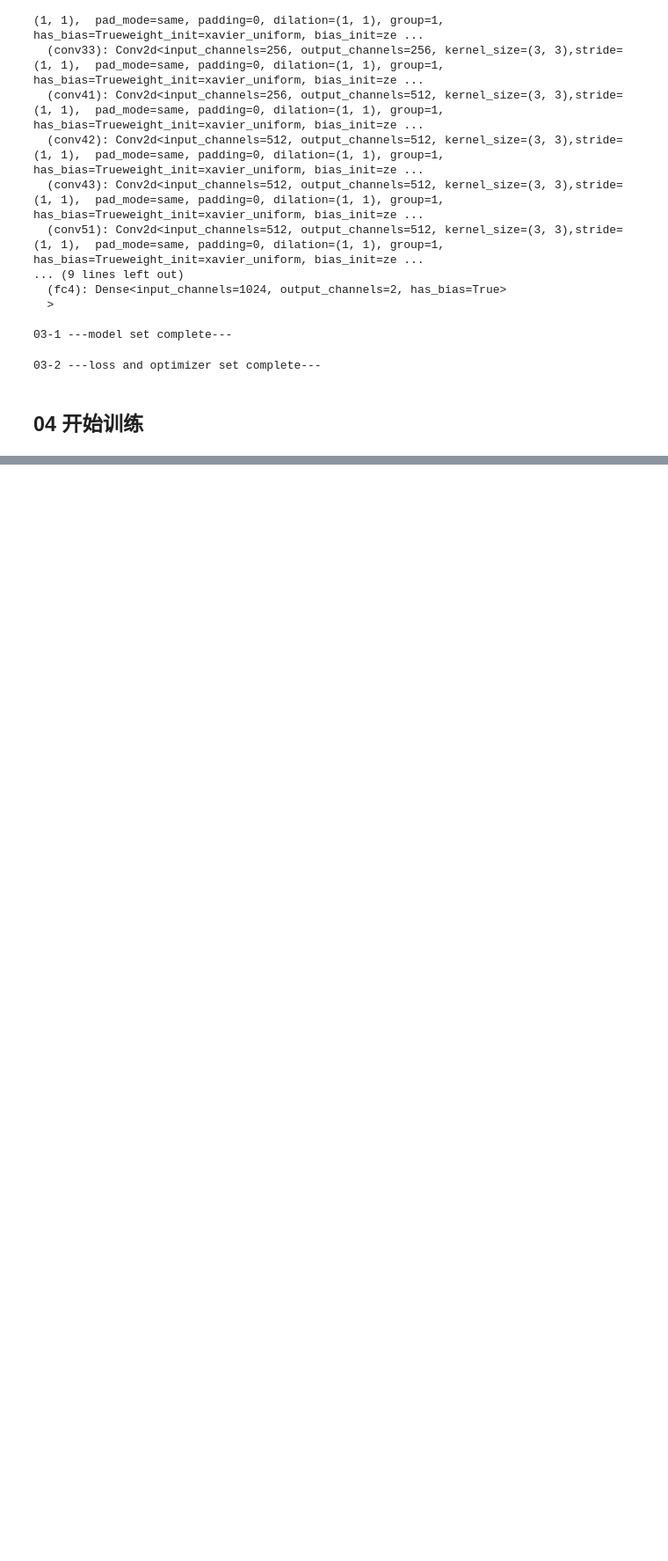
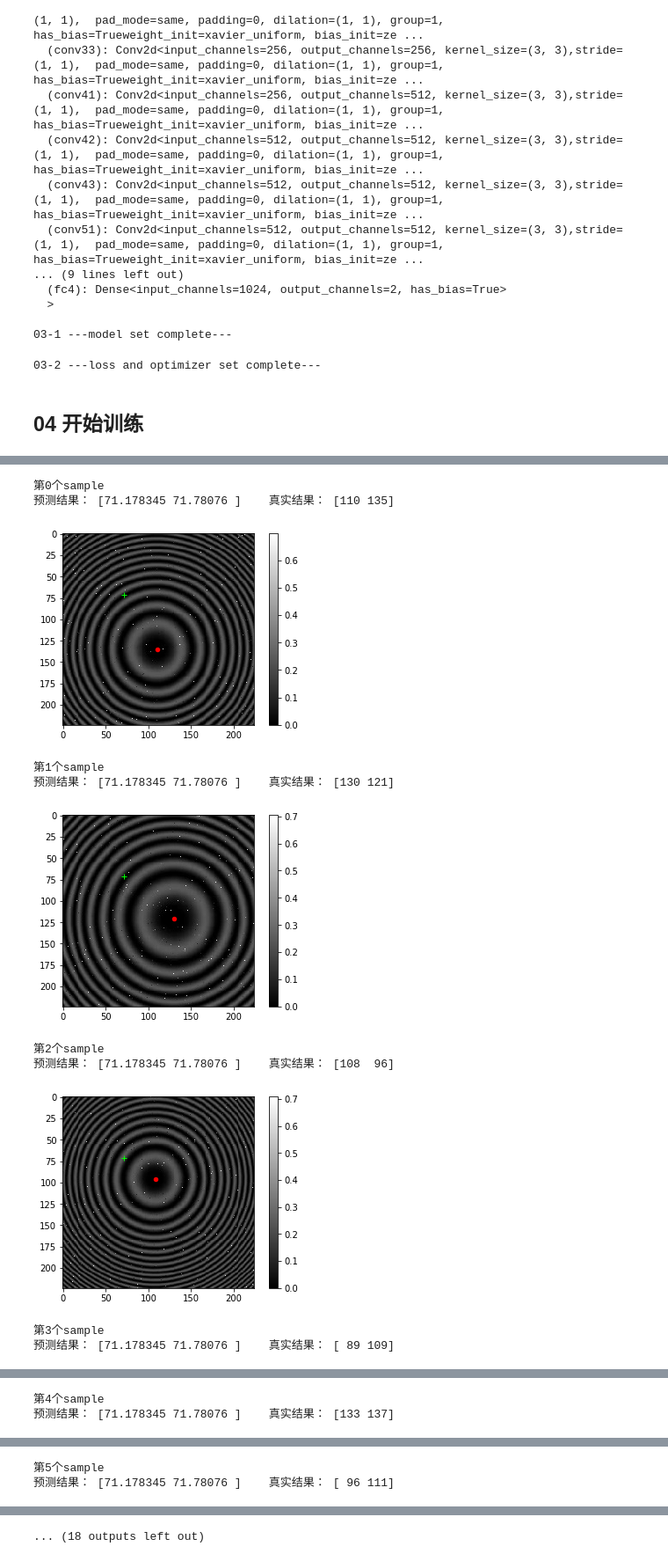
Before and after one commit to zerlingx/machine_learning_newton_ring, a Jupyter notebook: run.ipynb, the cells around one changed output, grey strips where cells are left out. Shown at 88% size. Drawn from its saved outputs; the diff is of its cells as text; code cells hidden in the pictures; blank space fills up the shorter version.

```diff
--- a/run.ipynb
+++ b/run.ipynb
@@ -329,0 +381,13 @@ ValueError: Classification case, dims of y_pred equal dims of y add 1, but got y
+# %%
+# 推理时延
+x = Tensor(np.ones([1, 3, 224, 224]), mindspore.float32)
+net = VGG()
+# 预热
+for i in range(5):
+    y = net(x)
+# 多次推理取平均值
+start = time.time()
+for i in range(100):
+    y = net(x)
+end = time.time()
+print('Latency(ms):', (end-start)/100 * 1000)
@@ -329,0 +396,36 @@ ValueError: Classification case, dims of y_pred equal dims of y add 1, but got y
+# %%
+# 加载模型预测
+from mindspore import load_checkpoint
+CKPT = './output_model/checkpoint/VGG-100_48.ckpt'
+net = net=VGG(num_class=2, channel=3, dropout_ratio=0.5,trun_sigma=0.01)
+load_checkpoint(CKPT, net=net)
+model = Model(net)
+# 从测试集中取出一组样本，输入模型进行预测
+test_ = next(ds_test.create_dict_iterator())
+#利用key值选出样本
+test = Tensor(test_['image'], mindspore.float32)
+predictions = model.predict(test)
+
+predictions = predictions.asnumpy()
+true_label = test_['label'].asnumpy()
+true_image = test_['image'].asnumpy()
+##显示预测结果
+for i in range(15):
+    print('第' + str(i) + '个sample\n预测结果：',  predictions[i], '   真实结果：', true_label[i])
+    plt.imshow(true_image[i][0,:], cmap="gray")
+    plt.colorbar()
+    plt.scatter(int(true_label[i][0]), int(true_label[i][1]), color='r',s=20)
+    plt.plot(int(predictions[i][0]), int(predictions[i][1]), marker='+', color='lime')
+    plt.show()
+# %% [output]
+第0个sample
+预测结果： [71.178345 71.78076 ]    真实结果： [110 135]
+[figure, added]
+第1个sample
+预测结果： [71.178345 71.78076 ]    真实结果： [130 121]
+[figure, added]
+第2个sample
+预测结果： [71.178345 71.78076 ]    真实结果： [108  96]
+[figure, added]
+第3个sample
+预测结果： [71.178345 71.78076 ]    真实结果： [ 89 109]
@@ -329,0 +433,2 @@ ValueError: Classification case, dims of y_pred equal dims of y add 1, but got y
+第4个sample
+预测结果： [71.178345 71.78076 ]    真实结果： [133 137]
@@ -329,0 +436,2 @@ ValueError: Classification case, dims of y_pred equal dims of y add 1, but got y
+第5个sample
+预测结果： [71.178345 71.78076 ]    真实结果： [ 96 111]
@@ -329,0 +439 @@ ValueError: Classification case, dims of y_pred equal dims of y add 1, but got y
+... (18 outputs left out)
```
Also changed, not shown: parts of 10 cells of this notebook, 1 other file.
